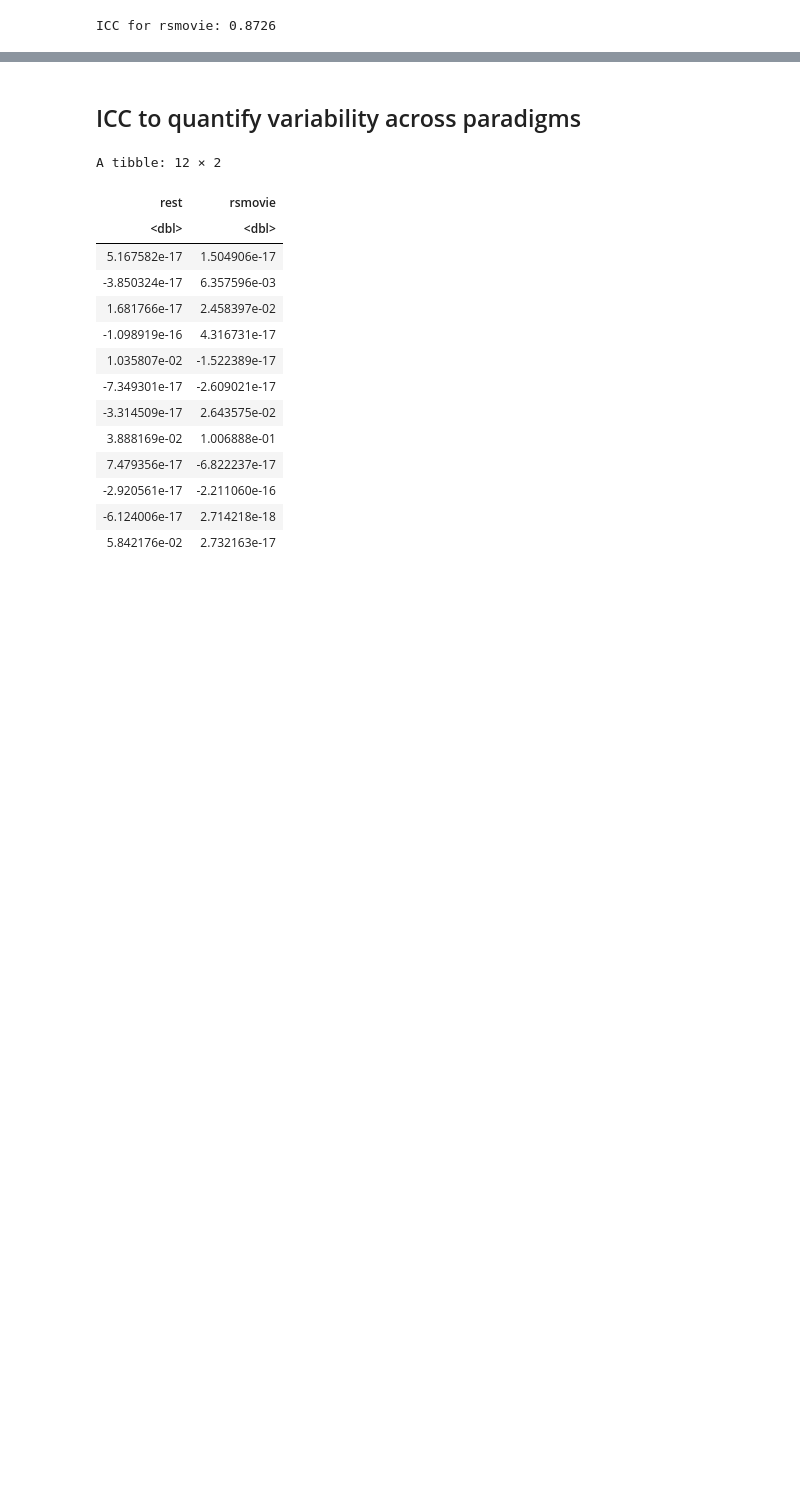
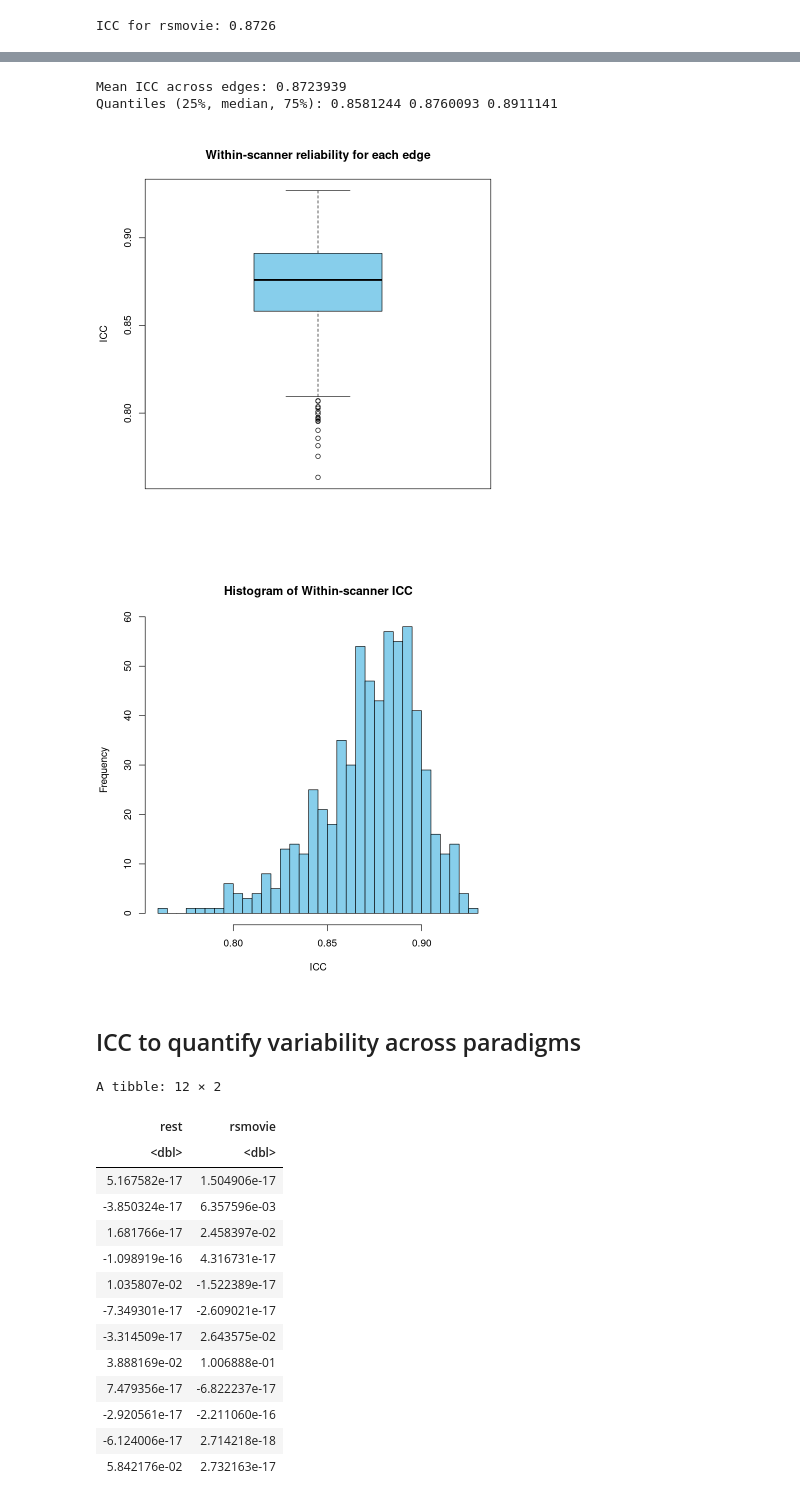
Before and after one commit to celprov/hcph-sops, a Jupyter notebook: docs/analysis/icc.ipynb, the cells around one changed output, grey strips where cells are left out. Drawn from its saved outputs; the diff is of its cells as text; code cells hidden in the pictures; blank space fills up the shorter version.

Commit message:
enh: bootstrap intra-scanner ICC for rsmovie to estimate a distribution across all pairs of repetitions

```diff
--- a/docs/analysis/icc.ipynb
+++ b/docs/analysis/icc.ipynb
@@ -354,0 +351,21 @@ ICC for rsmovie: 0.8726
+# %%
+icc_intra_rsmovie <- data.frame(variability_type = character(), task = character(), scanner = character(), repetition = numeric(), ICC = numeric(), summary_statistics = character(), stringsAsFactors = FALSE)
+
+# Iterate over all possible pairs of repetition
+for (rep1 in 1:35) {
+  # Ensure rep2 is always greater than rep1 to avoid duplicates
+  for (rep2 in (rep1+1):36) {
+
+        # Extract that permutation of repetitions
+        df_rep <- rbind(subset(df_rsmovie, repetition == rep1), subset(df_rsmovie, repetition == rep2))
+
+        #Keep only the edge column and transpose the dataframe
+        df_rep <- t(df_rep[, edge_keys])
+
+        # Compute ICC(2,1)
+        icc_val <- icc(df_rep, model = "twoway", type = "agreement", unit = "single")$value
+        icc_intra_rsmovie <- rbind(icc_intra_rsmovie, data.frame(variability_type = "within-scanner", task="rsmovie", scanner="prisma", repetition = paste0(rep1, "-", rep2), ICC = icc_val, summary_statistic = NA))
+    }
+}
+head(df_rep)
+icc_intra_rsmovie
@@ -355,3 +400,24 @@ ICC for rsmovie: 0.8726
+# %%
+mean_icc <- mean(icc_intra_rsmovie$ICC, na.rm = TRUE)
+cat("Mean ICC across edges:", mean_icc, "\n")
+quantiles <- quantile(icc_intra_rsmovie$ICC, probs = c(0.25, 0.5, 0.75), na.rm = TRUE)
+cat("Quantiles (25%, median, 75%):", quantiles, "\n")
+
+icc_intra_rsmovie <- rbind(
+    icc_intra_rsmovie,
+    data.frame(variability_type="within-scanner", task="rsmovie", scanner="prisma", repetition=NA, ICC = mean_icc, summary_statistic = "mean"),
+    data.frame(variability_type="within-scanner", task="rsmovie", scanner="prisma", repetition=NA, ICC = quantiles[2], summary_statistic = "median"),
+    data.frame(variability_type="within-scanner", task="rsmovie", scanner="prisma", repetition=NA, ICC = quantiles[1], summary_statistic = "quantile_25"),
+    data.frame(variability_type="within-scanner", task="rsmovie", scanner="prisma", repetition=NA, ICC = quantiles[3], summary_statistic = "quantile_75")
+)
+
+boxplot(icc_intra_rsmovie$ICC, main = "Within-scanner reliability for each edge", ylab = "ICC", col = "skyblue")
+hist(icc_intra_rsmovie$ICC, breaks = 30, main = "Histogram of Within-scanner ICC", xlab = "ICC", col = "skyblue")
+# %% [output]
+Mean ICC across edges: 0.8723939
+Quantiles (25%, median, 75%): 0.8581244 0.8760093 0.8911141
+[figure, added]
+[figure, added]
 # %% [markdown]
 ## ICC to quantify variability across paradigms
 # %%
```
Also changed, not shown: parts of 6 cells of this notebook.
